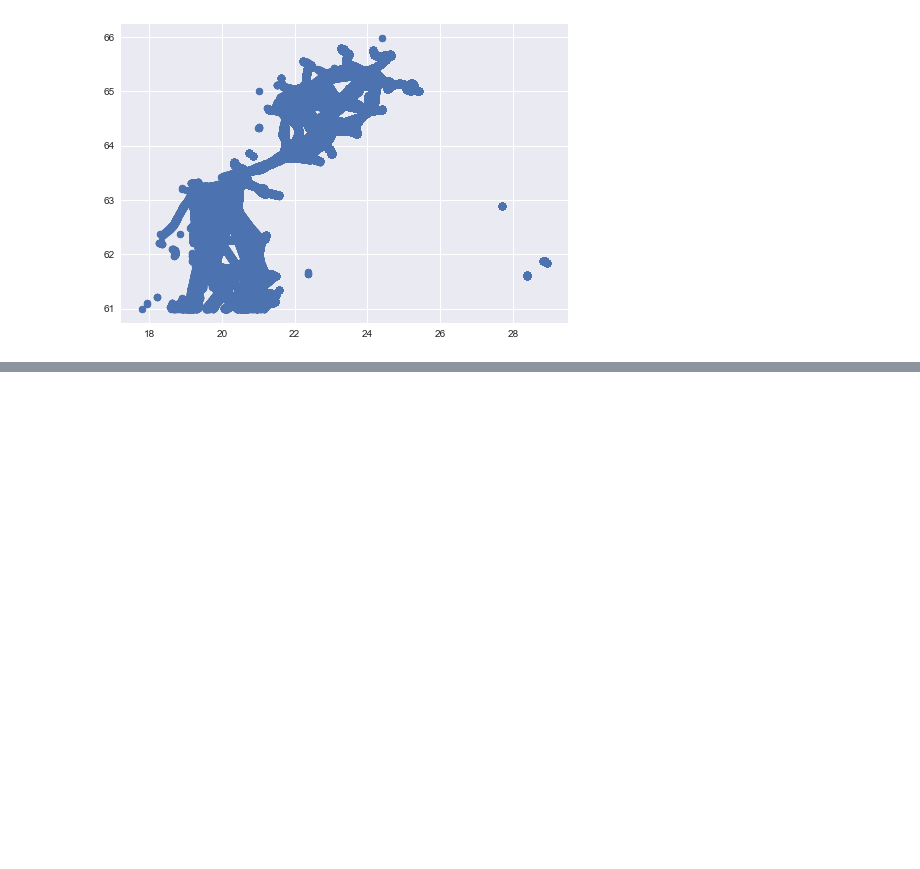
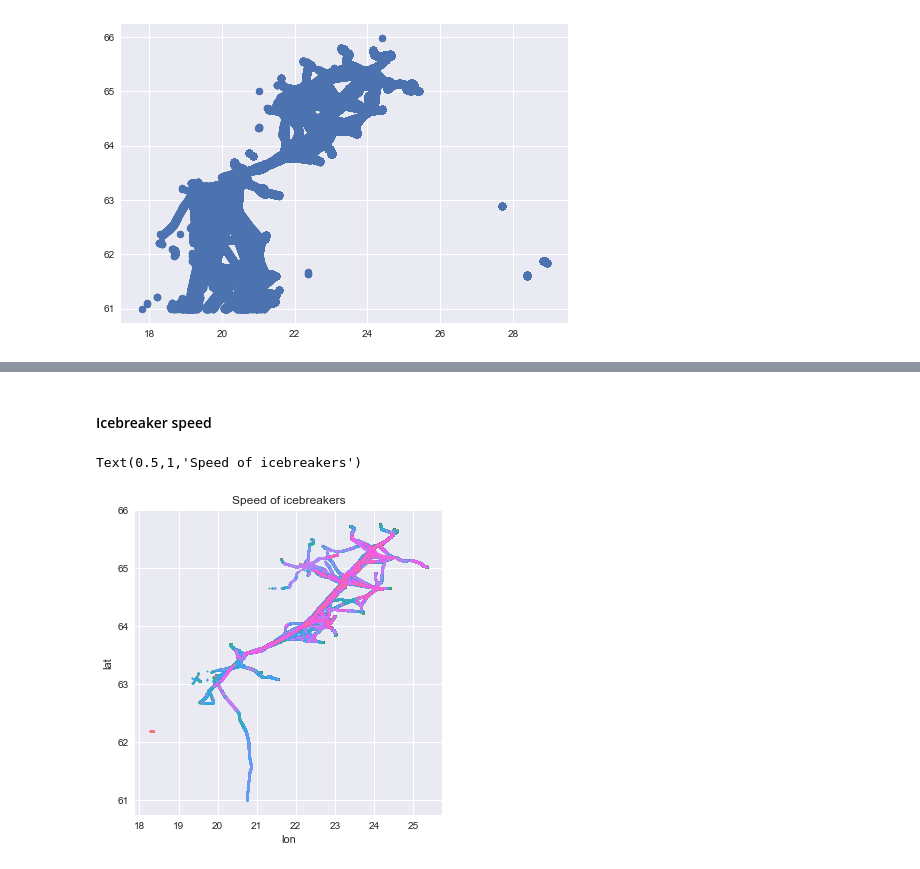
Before and after one commit to timole/iceml, a Jupyter notebook: analysis/descriptive-analysis-of-ais-data.ipynb, the cells around one changed output, grey strips where cells are left out. Drawn from its saved outputs; the diff is of its cells as text; code cells hidden in the pictures; blank space fills up the shorter version.

```diff
--- a/analysis/descriptive-analysis-of-ais-data.ipynb
+++ b/analysis/descriptive-analysis-of-ais-data.ipynb
@@ -38,0 +65,8 @@ plt.scatter(df.lon, df.lat)
+# %% [markdown]
+#### Icebreaker speed
+# %%
+sns.lmplot(x="lon", y="lat", data=ib_ais, hue="sog", fit_reg=False, legend=False, scatter_kws={"s": 3})
+plt.title("Speed of icebreakers")
+# %% [output]
+Text(0.5,1,'Speed of icebreakers')
+[figure, added]
```
Also changed, not shown: parts of 33 cells of this notebook.
